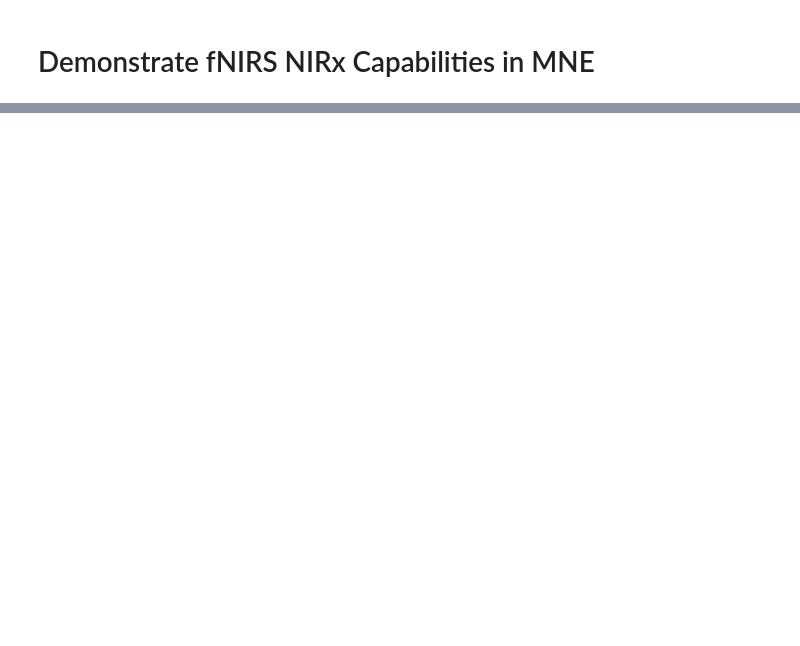
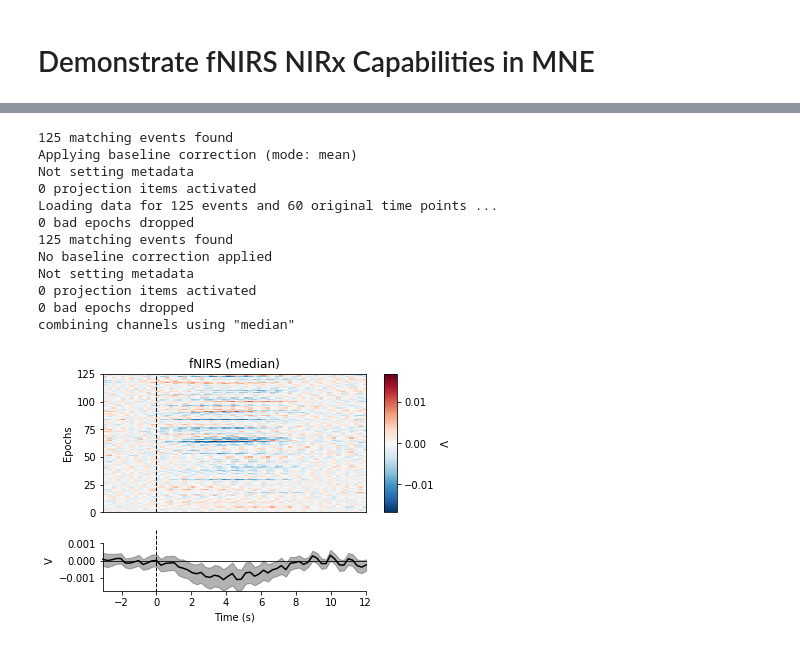
Before and after one commit to rob-luke/mne-fnirs-demo, a Jupyter notebook: NIRx Reader.ipynb, the cells around one changed output, grey strips where cells are left out. Saved outputs shown, nothing was run; the diff lists cells and outputs as text; code cells hidden in the pictures; blank space fills up the shorter version.

```diff
--- a/NIRx Reader.ipynb
+++ b/NIRx Reader.ipynb
@@ -26,0 +40,18 @@ raw.plot_sensors(ch_type='eeg');
+# %%
+event_id, tmin, tmax = [3, 4, 5, 6, 7], -3, 12
+epochs = mne.Epochs(raw, events, event_id, tmin, tmax, proj=True, baseline=(None, 0), preload=True, detrend = 1, verbose=True);
+epochs.plot_image(combine = 'median');
+# %% [output]
+125 matching events found
+Applying baseline correction (mode: mean)
+Not setting metadata
+0 projection items activated
+Loading data for 125 events and 60 original time points ...
+0 bad epochs dropped
+125 matching events found
+No baseline correction applied
+Not setting metadata
+0 projection items activated
+0 bad epochs dropped
+combining channels using "median"
+[figure, added]
```
Also changed, not shown: parts of 14 cells of this notebook.
